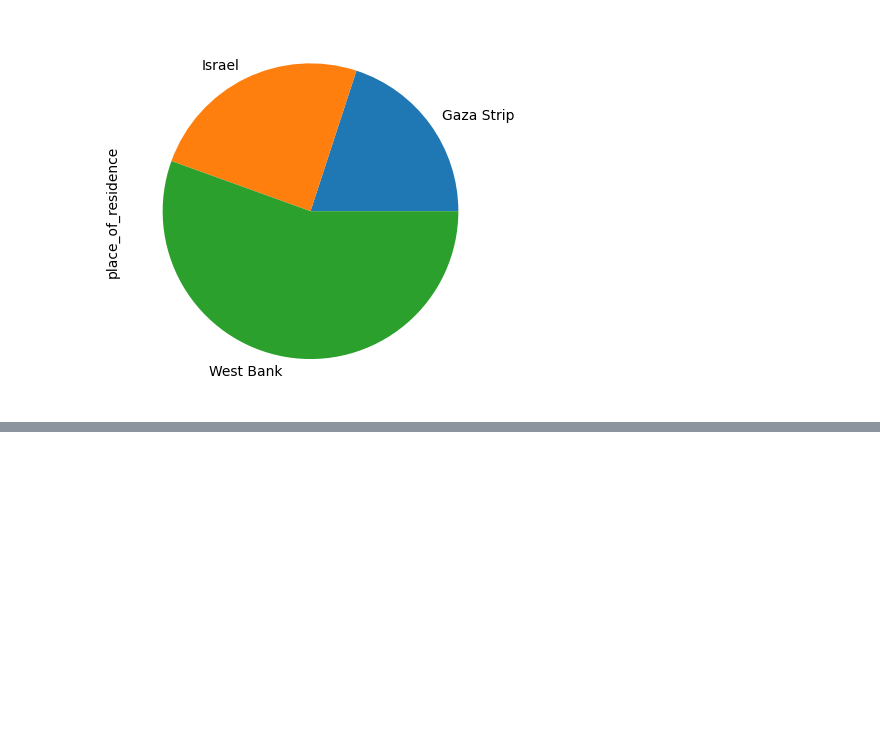
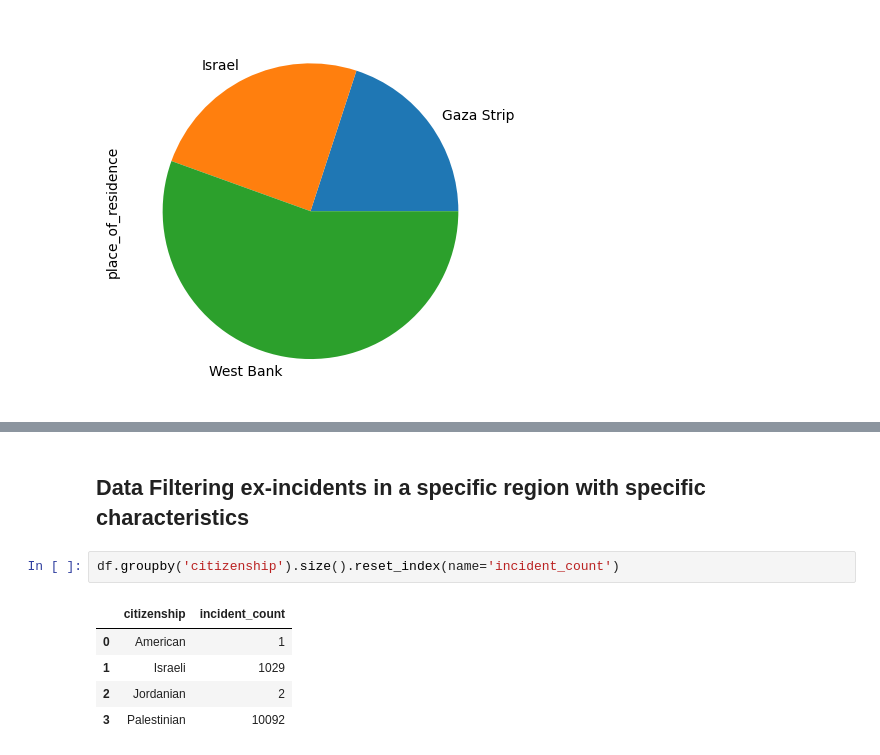
Before and after one commit to HarshRaut9945/Machine-Learning-Project, a Jupyter notebook: Israil_palistin_conflict_analysis/data.ipynb, the cells around one changed output, grey strips where cells are left out. Drawn from its saved outputs; the diff is of its cells as text; blank space fills up the shorter version.

```diff
--- a/Israil_palistin_conflict_analysis/data.ipynb
+++ b/Israil_palistin_conflict_analysis/data.ipynb
@@ -136,0 +154,10 @@ df.groupby('event_location_region')['place_of_residence'].nunique().plot(kind='p
+# %% [markdown]
+## Data Filtering ex-incidents in a specific region with specific characteristics
+# %%
+df.groupby('citizenship').size().reset_index(name='incident_count')
+# %% [output]
+|  | citizenship | incident_count |
+| 0 | American | 1 |
+| 1 | Israeli | 1029 |
+| 2 | Jordanian | 2 |
+| 3 | Palestinian | 10092 |
```
Also changed, not shown: parts of 7 cells of this notebook, 1 other file.
